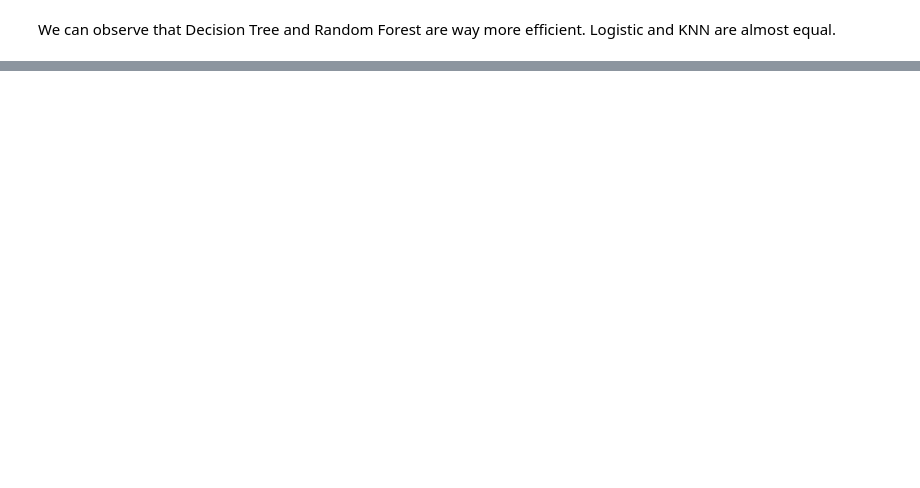
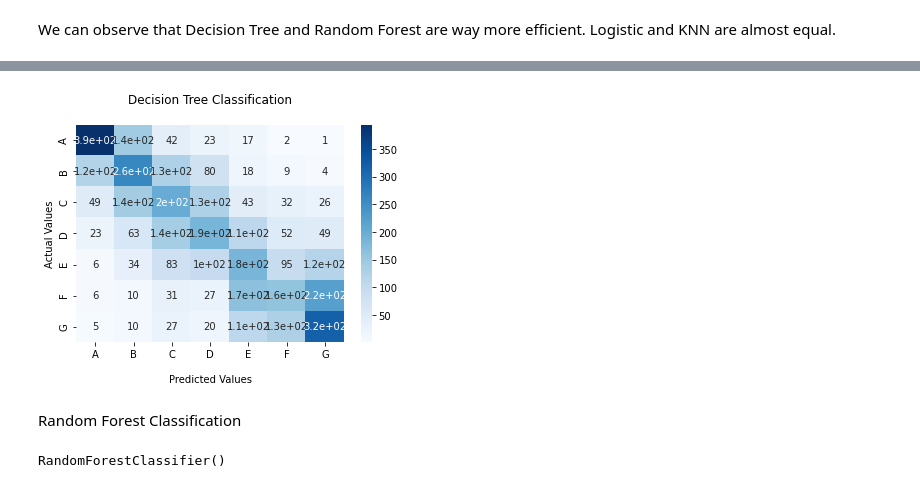
Before and after one commit to Alex314159265/Machine-Learning-For-Credit-Scoring, a Jupyter notebook: TER code-checkpoint 04-04.ipynb, the cells around one changed output, grey strips where cells are left out. Drawn from its saved outputs; the diff is of its cells as text; code cells hidden in the pictures; blank space fills up the shorter version.

```diff
--- a/TER code-checkpoint 04-04.ipynb
+++ b/TER code-checkpoint 04-04.ipynb
@@ -745,0 +1006,14 @@ We can observe that Decision Tree and Random Forest are way more efficient. Logi
+# %%
+RegPred3 = classifier3.predict(X_test)
+# %%
+# Results for Decision Tree Classification :
+
+cf_matrix3 = confusion_matrix(y_test, RegPred3, labels = ["A", "B", "C", "D", "E", "F", "G"]) # Confusion Matrix Calculus
+ClassReport3 = classification_report(y_test, RegPred3)
+acc3 = accuracy_score(y_test, RegPred3)
+
+ListAcc2.append(acc3)
+
+print(cf_matrix3)
+print(ClassReport3)
+print(acc3)
@@ -745,0 +1038,26 @@ We can observe that Decision Tree and Random Forest are way more efficient. Logi
+# %%
+# To plot the confusion matrix :
+
+ax = sns.heatmap(cf_matrix3, annot = True, cmap = "Blues")
+
+ax.set_title('Decision Tree Classification\n')
+ax.set_xlabel('\nPredicted Values')
+ax.set_ylabel('Actual Values')
+
+ax.xaxis.set_ticklabels(["A", "B", "C", "D", "E", "F", "G"])
+ax.yaxis.set_ticklabels(["A", "B", "C", "D", "E", "F", "G"])
+
+plt.show()
+# %% [output]
+[figure, added]
+# %% [markdown]
+Random Forest Classification
+# %%
+# We do the Random Forest Classification :
+
+from sklearn.ensemble import RandomForestClassifier
+
+classifier4 = RandomForestClassifier(n_estimators=100)
+classifier4.fit(X_train, y_train)
+# %% [output]
+RandomForestClassifier()
```
Also changed, not shown: parts of 40 cells of this notebook.
